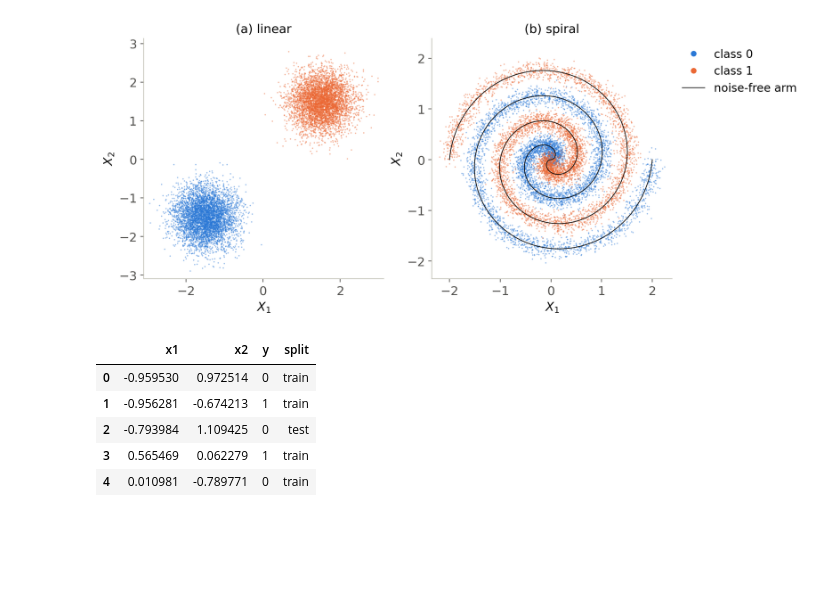
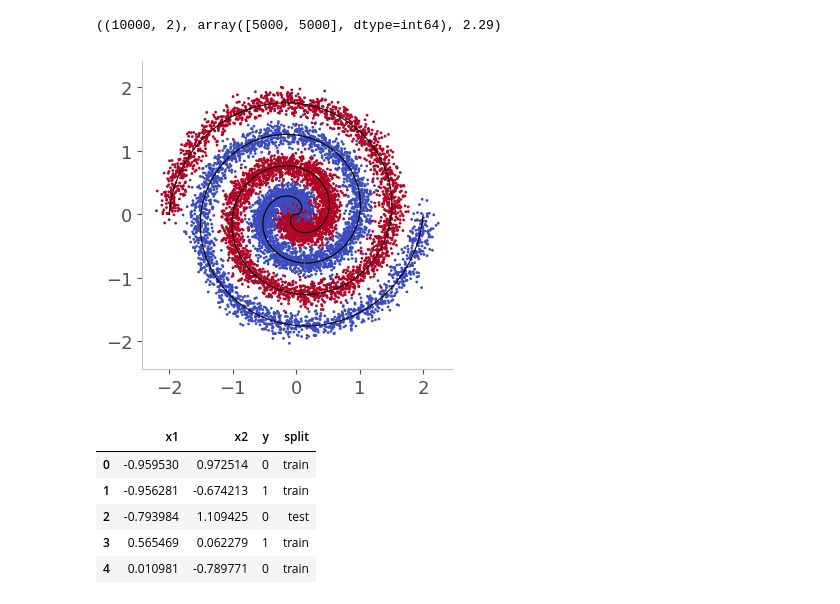
Before and after one commit to AxelFridman/HW2_ML_NN, a Jupyter notebook: hw2.ipynb, the cells around one changed output. Cells and saved outputs as stored; diff of their text form; code cells hidden in the pictures; blank space fills up the shorter version.

```diff
--- a/hw2.ipynb
+++ b/hw2.ipynb
@@ -9,9 +57,21 @@ def show(name):
+# %%
+Xs, ys = spiral(stream(1, 1), **SPIRAL)
+Xs.shape, np.bincount(ys), np.hypot(*Xs.T).max().round(2)
+# %% [output]
+((10000, 2), array([5000, 5000], dtype=int64), 2.29)
+# %%
+plt.figure(figsize=(4, 4))
+plt.scatter(*Xs.T, c=ys, s=1, cmap='coolwarm')
+for c in (0, 1):
+    plt.plot(*arm(np.linspace(0, SPIRAL['K'], 500), c).T, 'k', lw=0.8)
+plt.axis('equal')
+plt.show()
+# %% [output]
+[figure, added]
 # %%
-%run simulate.py
-show('datasets')
-pd.read_csv(f'{DATA}/spiral.csv').head()
+d = pd.read_csv('data/spiral.csv')
+d.head()
 # %% [output]
-[figure, removed]
 |  | x1 | x2 | y | split |
 | 0 | -0.959530 | 0.972514 | 0 | train |
 | 1 | -0.956281 | -0.674213 | 1 | train |
```
Also changed, not shown: parts of 45 cells of this notebook.
